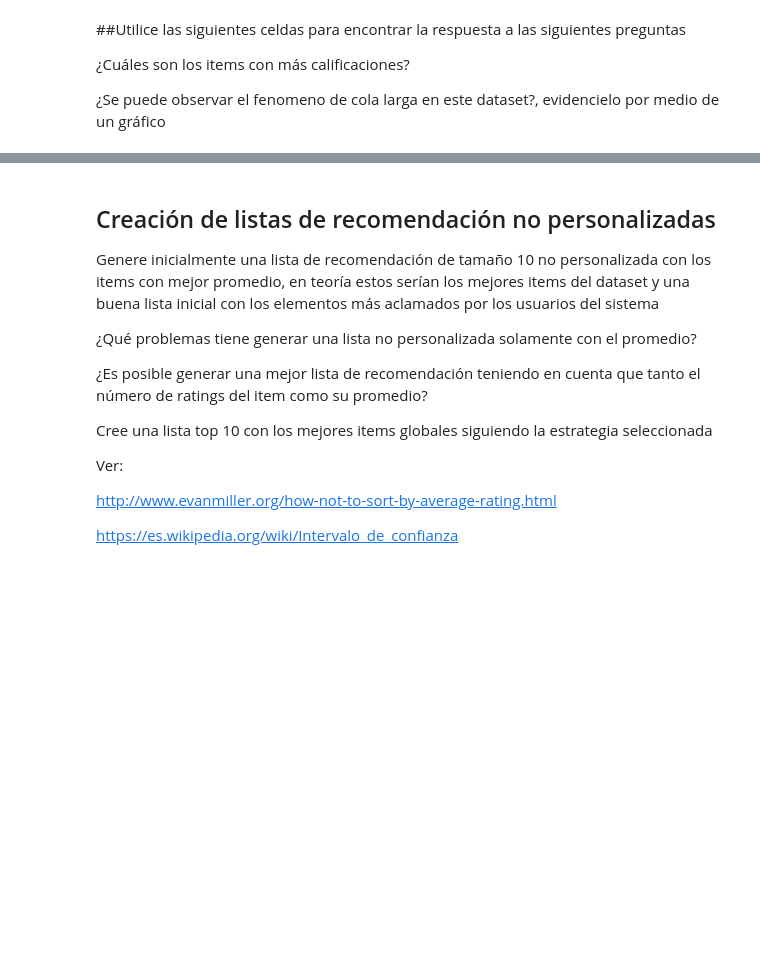
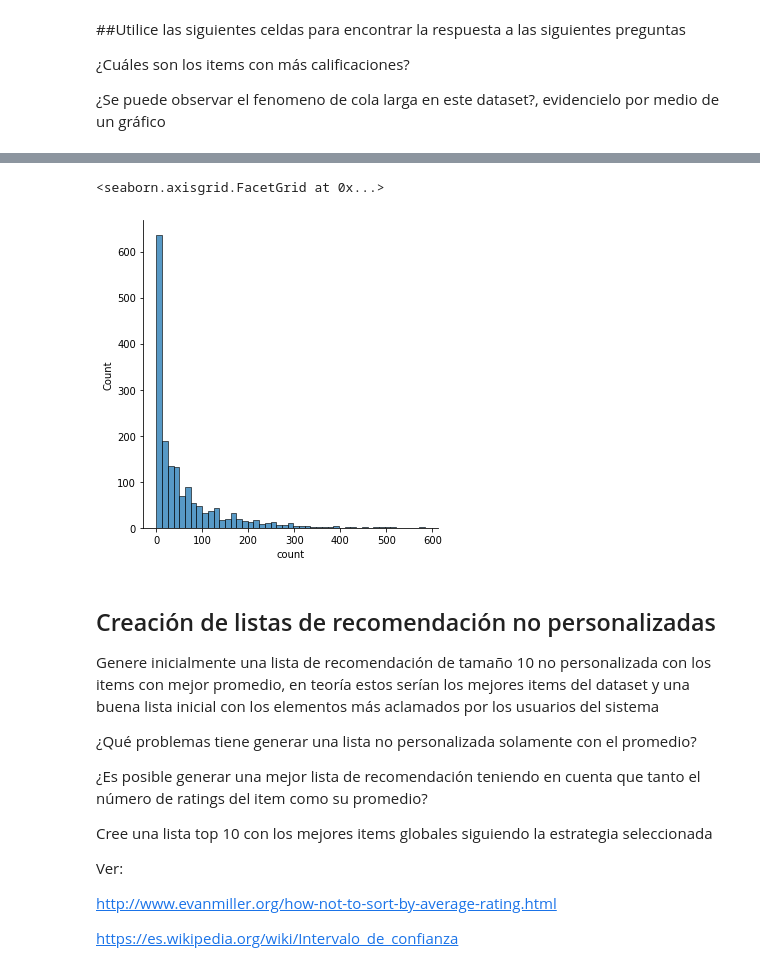
Before and after one commit to SR-11-2021-10/MINE4201-Labs, a Jupyter notebook: MINE_4201_SR_Laboratorio_1.ipynb, the cells around one changed output, grey strips where cells are left out. Cells and saved outputs as stored; diff of their text form; code cells hidden in the pictures; blank space fills up the shorter version.

```diff
--- a/MINE_4201_SR_Laboratorio_1.ipynb
+++ b/MINE_4201_SR_Laboratorio_1.ipynb
@@ -40,5 +69,5 @@ ratings=pd.read_csv('/content/u.data', sep = '\t', names = [ 'user_id', 'item_id
 # %%
-items=pd.read_csv('/content/u.item', sep = '\|', names = ['movie id' ,'movie title','release date','video release date','IMDb URL ','unknown',
+items=pd.read_csv(f'{dir_path}/u.item', sep = '\|', names = ['movie id' ,'movie title','release date','video release date','IMDb URL ','unknown',
                                                           'Action','Adventure','Animation','Children','Comedy','Crime','Documentary','Drama',
                                                           'Fantasy','Film-Noir','Horror','Musical','Mystery','Romance','Sci-Fi','Thriller','War','Western'], encoding='latin-1' )
 # %% [markdown]
@@ -74,3 +191,5 @@ ratings.groupby('item_id')['rating'].agg({'count','mean','var'}).join(items['mov
 ¿Cuáles son los items con más calificaciones?
 
 ¿Se puede observar el fenomeno de cola larga en este dataset?, evidencielo por medio de un gráfico
+# %%
+ratings_item = ratings.groupby('item_id')['rating'].agg({'count','mean','var'}).join(items['movie title'], how='left')
@@ -77,3 +211,8 @@ ratings.groupby('item_id')['rating'].agg({'count','mean','var'}).join(items['mov
+# %%
+sns.displot(ratings_item, x="count")
+# %% [output]
+<seaborn.axisgrid.FacetGrid at 0x...>
+[figure, added]
 # %% [markdown]
 ## Creación de listas de recomendación no personalizadas
 
```
Also changed, not shown: parts of 21 cells of this notebook.
